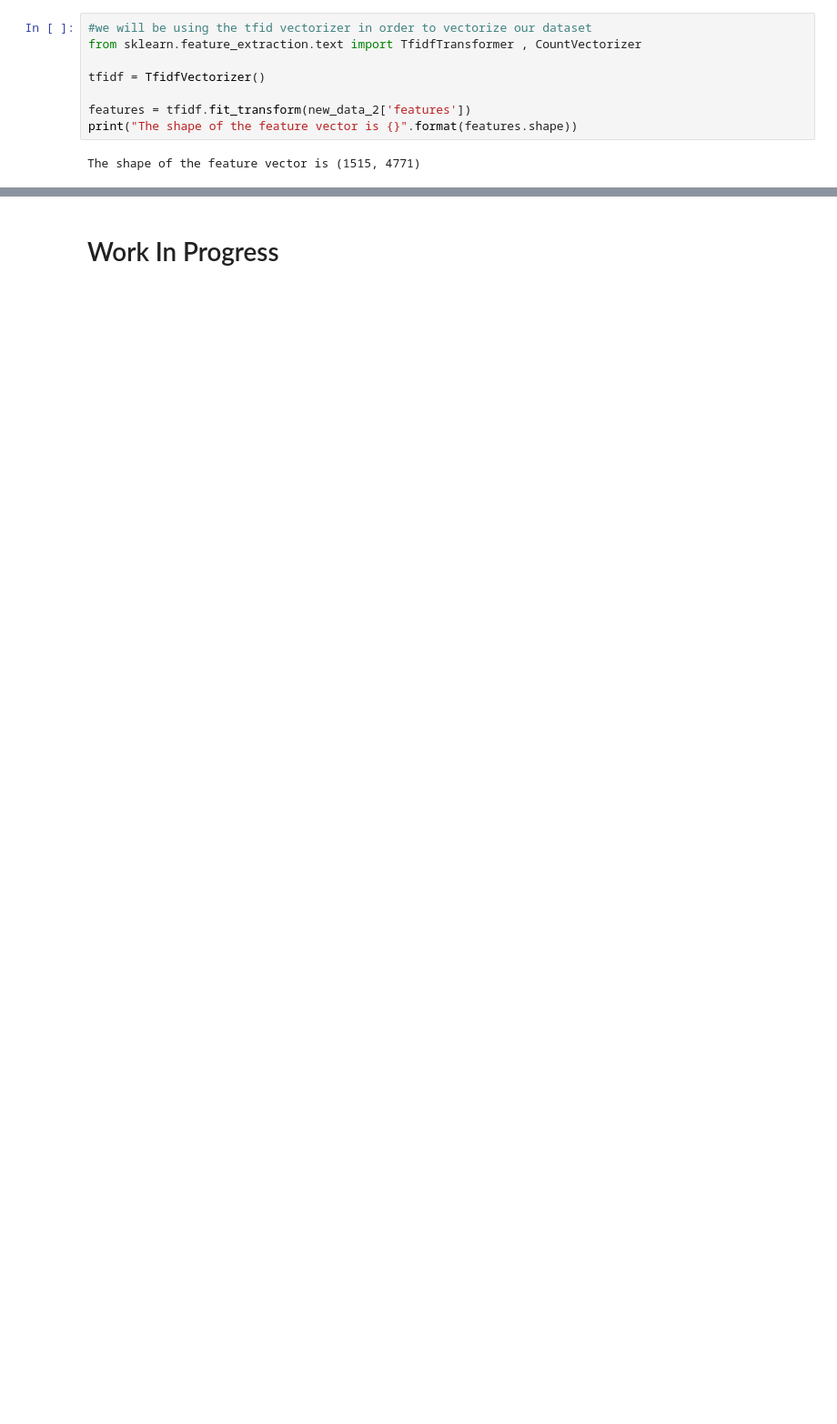
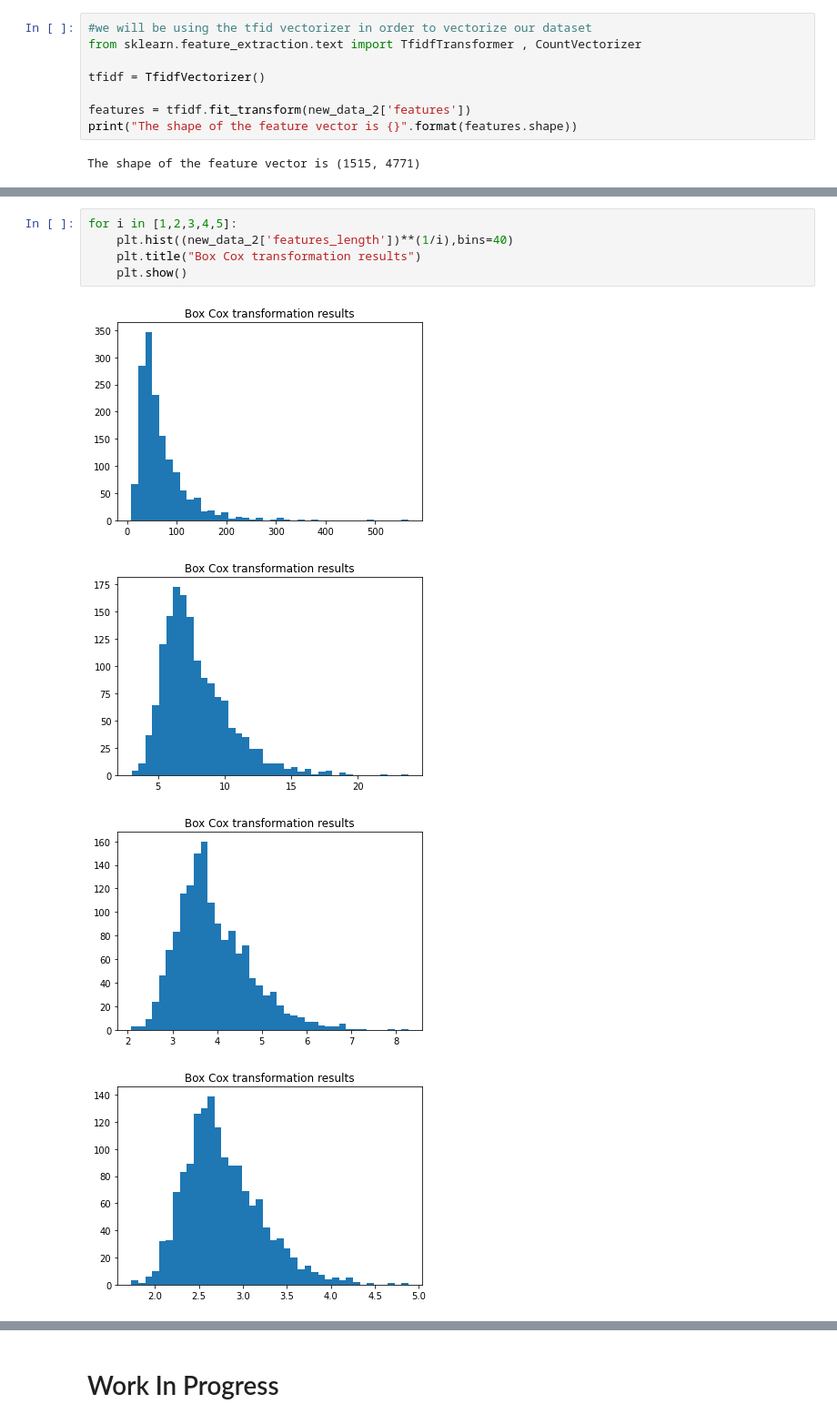
Before and after one commit to mahii6991/Kaggle_Projects, a Jupyter notebook: playing-with-anime.ipynb, the cells around one changed output, grey strips where cells are left out. Shown at 91% size. Drawn from its saved outputs; the diff is of its cells as text; blank space fills up the shorter version.

```diff
--- a/playing-with-anime.ipynb
+++ b/playing-with-anime.ipynb
@@ -585,0 +634,10 @@ The shape of the feature vector is (1515, 4771)
+# %%
+for i in [1,2,3,4,5]:
+    plt.hist((new_data_2['features_length'])**(1/i),bins=40)
+    plt.title("Box Cox transformation results")
+    plt.show()
+# %% [output]
+[figure, added]
+[figure, added]
+[figure, added]
+[figure, added]
```
Also changed, not shown: parts of 12 cells of this notebook.
